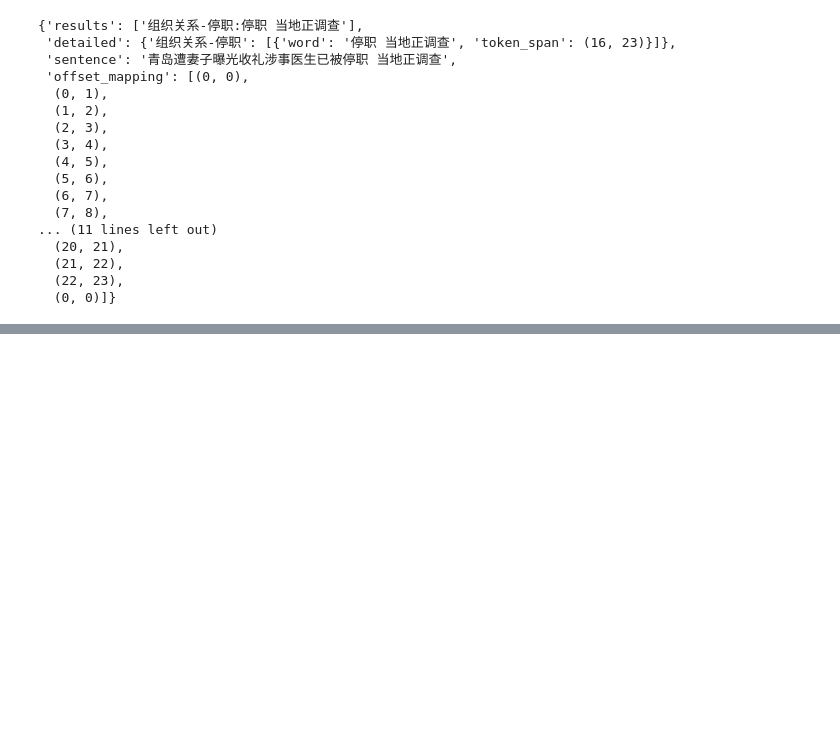
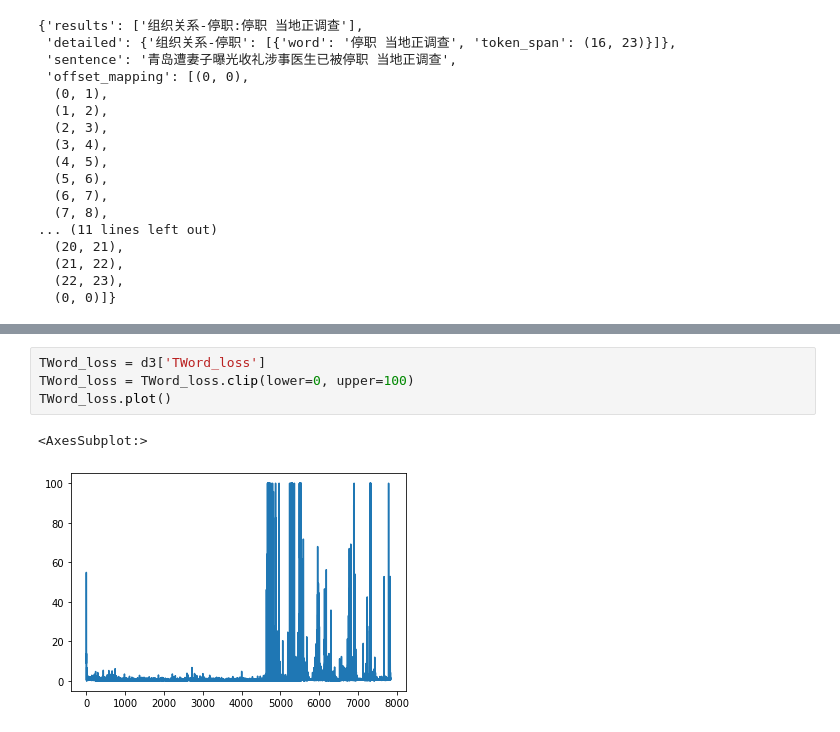
Before and after one commit to 1170500820/DLtools, a Jupyter notebook: analyze_ui_temp.ipynb, the cells around one changed output, grey strips where cells are left out. Cells and saved outputs as stored; diff of their text form; blank space fills up the shorter version.

```diff
--- a/analyze_ui_temp.ipynb
+++ b/analyze_ui_temp.ipynb
@@ -292,0 +314,7 @@ preds[-1][846]['offset_mapping'][16:23]
+# %%
+TWord_loss = d3['TWord_loss']
+TWord_loss = TWord_loss.clip(lower=0, upper=100)
+TWord_loss.plot()
+# %% [output]
+<AxesSubplot:>
+[figure, added]
```
Also changed, not shown: parts of 4 cells of this notebook, 3 other files.
